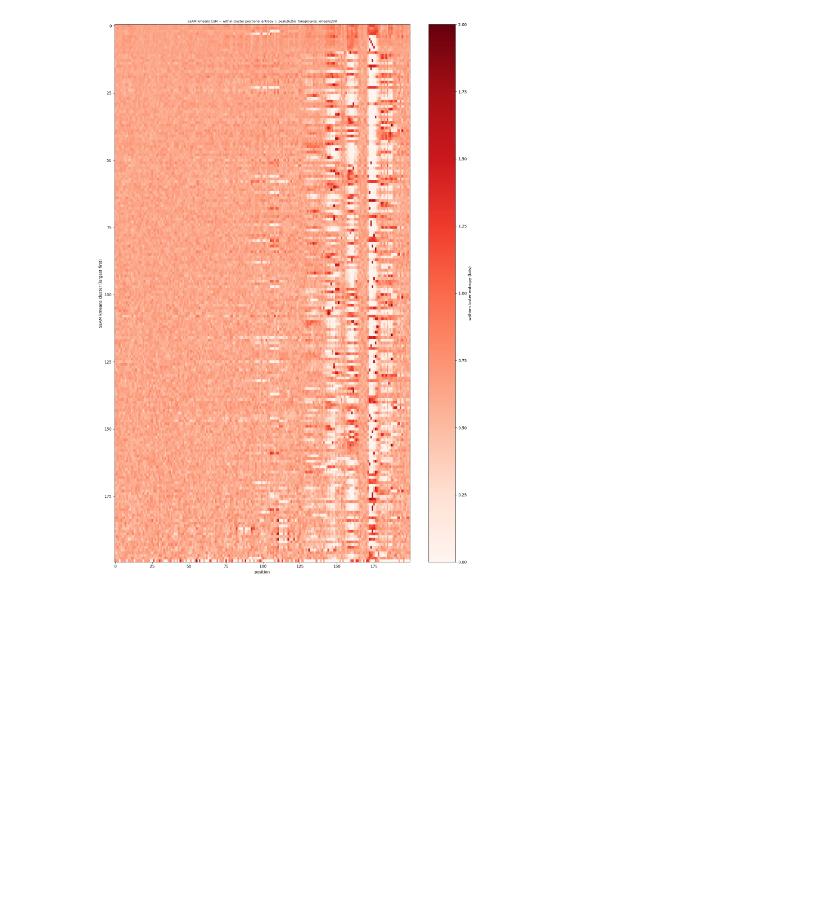
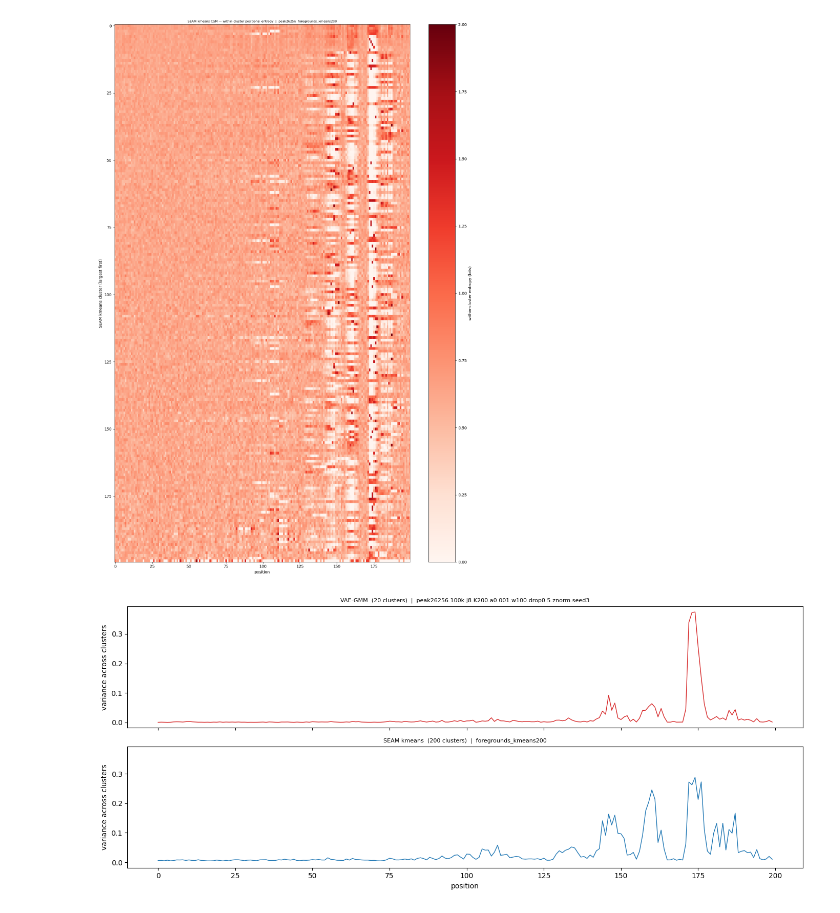
Before and after one commit to pabmantilla/Bg_VBGMM, a Jupyter notebook: VAE_gmm/visualize/scripts/2d_csm.ipynb, the cells around one changed output. Cells and saved outputs as stored; diff of their text form; code cells hidden in the pictures; blank space fills up the shorter version.

```diff
--- a/VAE_gmm/visualize/scripts/2d_csm.ipynb
+++ b/VAE_gmm/visualize/scripts/2d_csm.ipynb
@@ -128,3 +128,20 @@ plt.title(f"SEAM kmeans CSM — within-cluster positional entropy  |  {peak}  {S
 plt.tight_layout(); plt.show()
 # %% [output]
 [figure]
+# %%
+# ----- collapse each CSM to one scalar per position: variance of entropy across clusters -----
+# high variance = clusters disagree about whether that position is conserved -> position discriminates mechanisms
+var_vae = entropy.var(0)                                    # (200,)
+var_km  = ent_km.var(0)
+
+fig, axes = plt.subplots(2, 1, figsize=(14, 6), sharex=True, sharey=True)
+axes[0].plot(var_vae, color="C3", lw=1)
+axes[0].set_title(f"VAE-GMM  ({len(alive)} clusters)  |  {CKPT}", fontsize=8)
+axes[1].plot(var_km, color="C0", lw=1)
+axes[1].set_title(f"SEAM kmeans  ({len(alive_km)} clusters)  |  {SEAM_KM}", fontsize=8)
+for ax in axes:
+    ax.set_ylabel("variance across clusters")
+axes[1].set_xlabel("position")
+plt.tight_layout(); plt.show()
+# %% [output]
+[figure, added]
```
Also changed, not shown: parts of 2 cells of this notebook, 1 other file.
